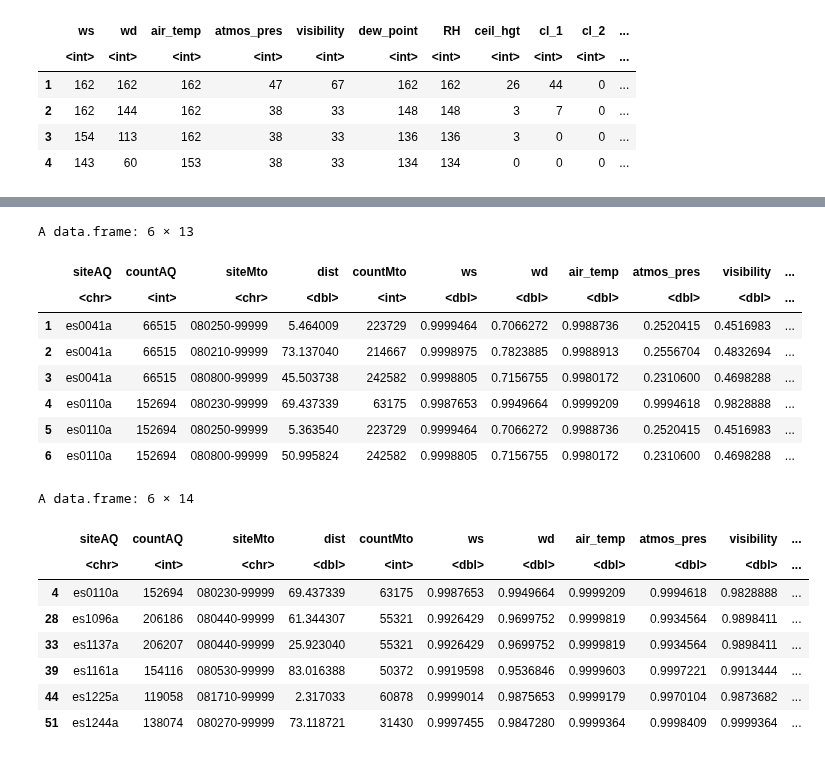
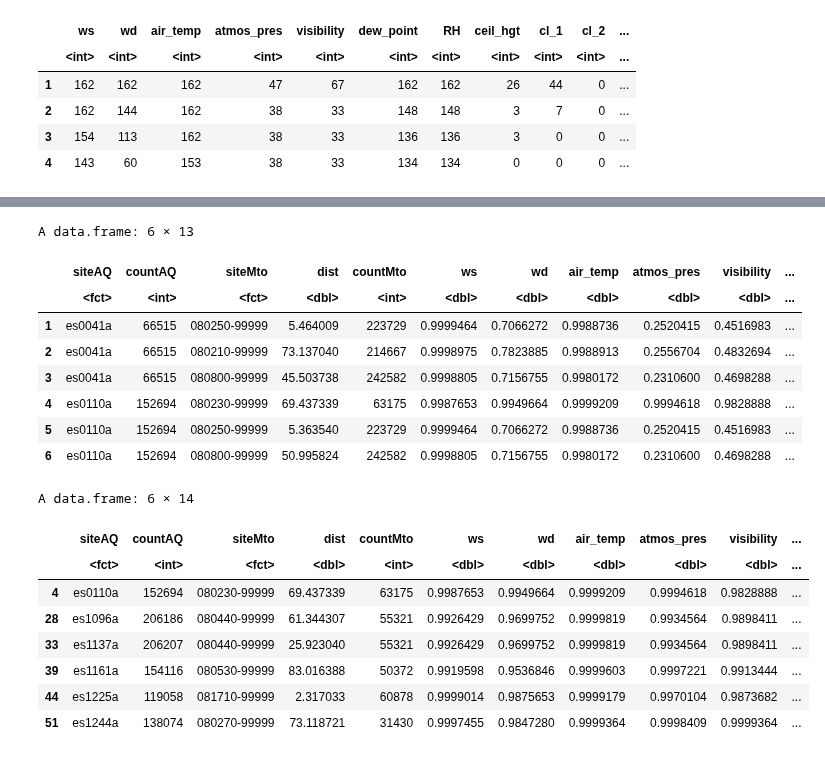
Before and after one commit to Jaimedgp/AirQualityCOVID, a Jupyter notebook: notebooks/nn-sites.ipynb, the cells around one changed output, grey strips where cells are left out. Saved outputs shown, nothing was run; the diff lists cells and outputs as text; code cells hidden in the pictures.

```diff
--- a/notebooks/nn-sites.ipynb
+++ b/notebooks/nn-sites.ipynb
@@ -5,7 +5,7 @@ Estudio de las estaciones de datos en funcion de la cantidad de datos disponible
 # %% [markdown]
 ## Lectura de los datos
 # %%
-nn.sites <- read.csv("../data/csv/nn_sites.csv")
+nn.sites <- read.csv("../data/csv/nn_sites.csv", stringsAsFactors = TRUE)
 head(nn.sites)
 # %% [output]
 A data.frame: 6 × 24
@@ -40,11 +42,11 @@ A data.frame: 4 × 19
 # %%
-nn.sites <- nn.sites[, 1:12]
-a <- c()
+a <- c(0)
 
 for (i in 1:nrow(nn.sites)) {
-    if (TRUE %in% !(nn.sites[i, ] > 0.0)) {
+    if (FALSE %in% (nn.sites[i, 5:ncol(nn.sites)] > 0.0)) {
         a <- c(a, -i)
     }
 }
-
-nn.sites <- nn.sites[a, ]
+if (length(a) != 1) {
+    nn.sites <- nn.sites[a, ]
+}
@@ -61,7 +75,7 @@ head(nn.sites)
 # %% [output]
 A data.frame: 6 × 13
 |  | siteAQ | countAQ | siteMto | dist | countMto | ws | wd | air_temp | atmos_pres | visibility | ... |
-|  | <chr> | <int> | <chr> | <dbl> | <int> | <dbl> | <dbl> | <dbl> | <dbl> | <dbl> | ... |
+|  | <fct> | <int> | <fct> | <dbl> | <int> | <dbl> | <dbl> | <dbl> | <dbl> | <dbl> | ... |
 | 1 | es0041a | 66515 | 080250-99999 | 5.464009 | 223729 | 0.9999464 | 0.7066272 | 0.9988736 | 0.2520415 | 0.4516983 | ... |
 | 2 | es0041a | 66515 | 080210-99999 | 73.137040 | 214667 | 0.9998975 | 0.7823885 | 0.9988913 | 0.2556704 | 0.4832694 | ... |
 | 3 | es0041a | 66515 | 080800-99999 | 45.503738 | 242582 | 0.9998805 | 0.7156755 | 0.9980172 | 0.2310600 | 0.4698288 | ... |
@@ -71,22 +85,22 @@ A data.frame: 6 × 13
 # %%
 df <- data.frame()
 
-for (st in levels(as.factor(nn.sites$siteAQ))) {
+for (st in levels(nn.sites$siteAQ)) {
     a <- nn.sites[nn.sites$siteAQ == st &
                   nn.sites$numVar >= 7, ][order(nn.sites[nn.sites$siteAQ == st &
                                                          nn.sites$numVar == 7, ]$dist), ]
 
     if (nrow(a) >= 1) {
         a$id <- seq.int(nrow(a))
 
         df <- rbind(df, a[1, ])
     }
 }
 head(df)
 # %% [output]
 A data.frame: 6 × 14
 |  | siteAQ | countAQ | siteMto | dist | countMto | ws | wd | air_temp | atmos_pres | visibility | ... |
-|  | <chr> | <int> | <chr> | <dbl> | <int> | <dbl> | <dbl> | <dbl> | <dbl> | <dbl> | ... |
+|  | <fct> | <int> | <fct> | <dbl> | <int> | <dbl> | <dbl> | <dbl> | <dbl> | <dbl> | ... |
 | 4 | es0110a | 152694 | 080230-99999 | 69.437339 | 63175 | 0.9987653 | 0.9949664 | 0.9999209 | 0.9994618 | 0.9828888 | ... |
 | 28 | es1096a | 206186 | 080440-99999 | 61.344307 | 55321 | 0.9926429 | 0.9699752 | 0.9999819 | 0.9934564 | 0.9898411 | ... |
 | 33 | es1137a | 206207 | 080440-99999 | 25.923040 | 55321 | 0.9926429 | 0.9699752 | 0.9999819 | 0.9934564 | 0.9898411 | ... |
```
Also changed, not shown: parts of 4 cells of this notebook.
